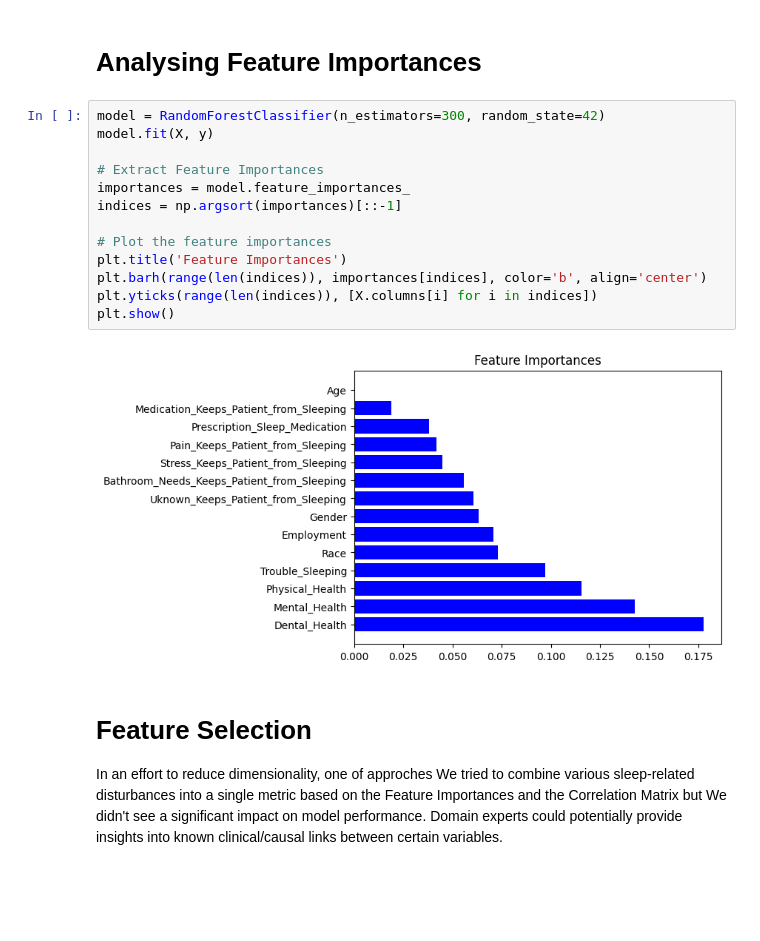
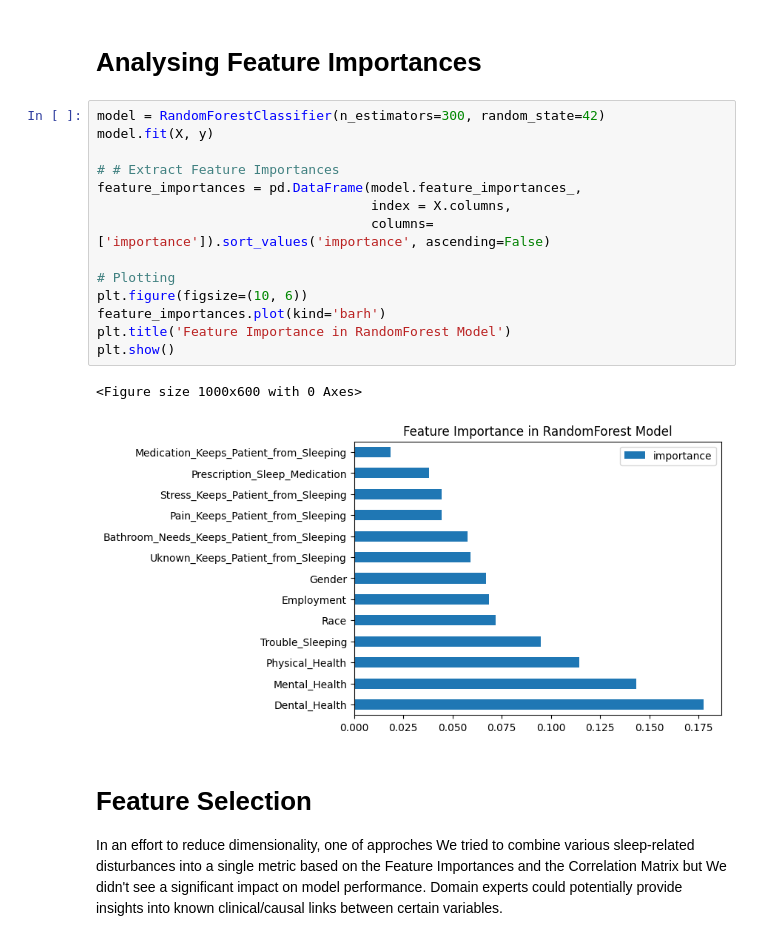
Before and after one commit to mijinatdiscovery/NPHA-doctor-visits, a Jupyter notebook: notebooks/Model+Analysis.ipynb, the cells around one changed output. Drawn from its saved outputs; the diff is of its cells as text; blank space fills up the shorter version.

```diff
--- a/notebooks/Model+Analysis.ipynb
+++ b/notebooks/Model+Analysis.ipynb
@@ -252,18 +252,20 @@ plt.show()
 # %%
 model = RandomForestClassifier(n_estimators=300, random_state=42)
 model.fit(X, y)
 
-# Extract Feature Importances
-importances = model.feature_importances_
-indices = np.argsort(importances)[::-1]
+# # Extract Feature Importances
+feature_importances = pd.DataFrame(model.feature_importances_,
+                                   index = X.columns,
+                                   columns=['importance']).sort_values('importance', ascending=False)
 
-# Plot the feature importances
-plt.title('Feature Importances')
-plt.barh(range(len(indices)), importances[indices], color='b', align='center')
-plt.yticks(range(len(indices)), [X.columns[i] for i in indices])
+# Plotting
+plt.figure(figsize=(10, 6))
+feature_importances.plot(kind='barh')
+plt.title('Feature Importance in RandomForest Model')
 plt.show()
 # %% [output]
+<Figure size 1000x600 with 0 Axes>
-[figure, old version]
+[figure, new version]
 # %% [markdown]
 # Feature Selection
 In an effort to reduce dimensionality, one of approches We tried to combine various sleep-related disturbances into a single metric based on the Feature Importances and the Correlation Matrix but We didn't see a significant impact on model performance.
```
Also changed, not shown: parts of 3 cells of this notebook, 2 other files.
